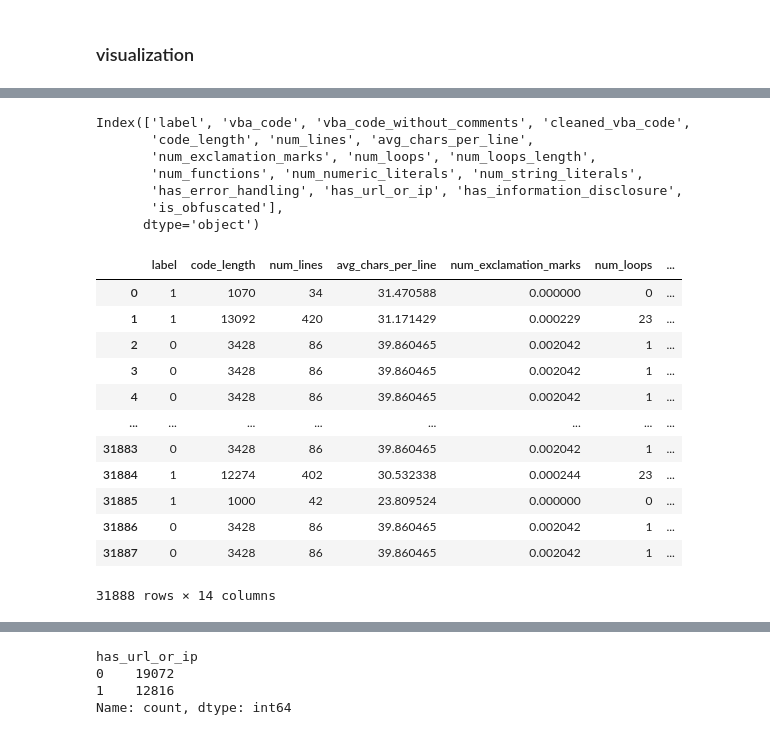
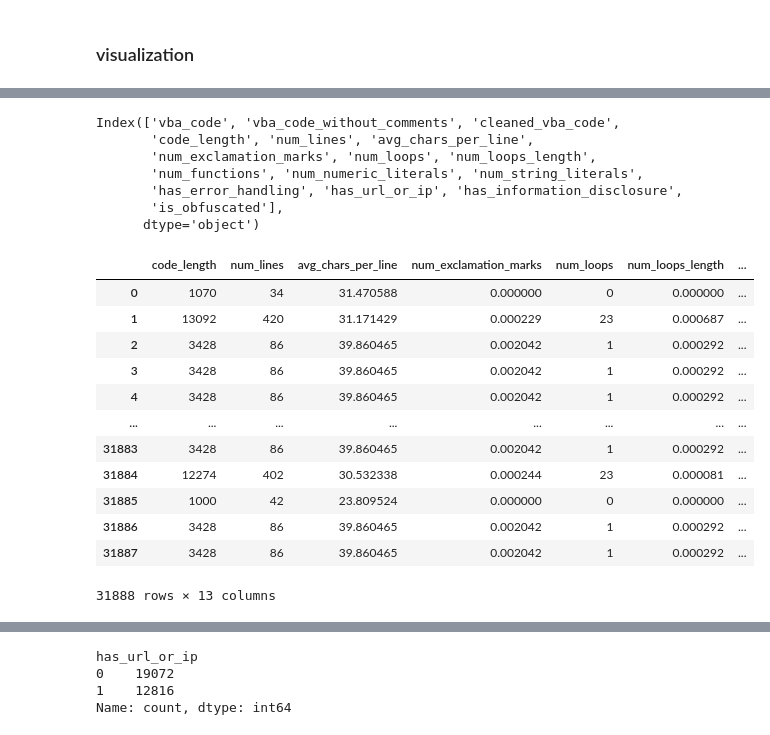
Before and after one commit to TaliaSeada/macro_competition, a Jupyter notebook: macro_competition.ipynb, the cells around one changed output, grey strips where cells are left out. Drawn from its saved outputs; the diff is of its cells as text; code cells hidden in the pictures.

```diff
--- a/macro_competition.ipynb
+++ b/macro_competition.ipynb
@@ -407,4 +410,4 @@ train_df
 # %%
-train_df['label'] = train_df['label'].replace('white',1, regex=True)
-train_df['label'] = train_df['label'].replace('mal',0, regex=True)
-train_df
+# train_df['label'] = train_df['label'].replace('white',1, regex=True)
+# train_df['label'] = train_df['label'].replace('mal',0, regex=True)
+train_df = train_df.drop('label', axis=1)
@@ -425,7 +414,7 @@ train_df
 # %%
 train_df.columns
 # %% [output]
-Index(['label', 'vba_code', 'vba_code_without_comments', 'cleaned_vba_code',
+Index(['vba_code', 'vba_code_without_comments', 'cleaned_vba_code',
        'code_length', 'num_lines', 'avg_chars_per_line',
        'num_exclamation_marks', 'num_loops', 'num_loops_length',
        'num_functions', 'num_numeric_literals', 'num_string_literals',
@@ -433,27 +422,27 @@ Index(['label', 'vba_code', 'vba_code_without_comments', 'cleaned_vba_code',
        'is_obfuscated'],
       dtype='object')
 # %%
-col = ['label', 'code_length', 'num_lines', 'avg_chars_per_line',
+col = ['code_length', 'num_lines', 'avg_chars_per_line',
        'num_exclamation_marks', 'num_loops', 'num_loops_length',
        'num_functions', 'num_numeric_literals', 'num_string_literals',
        'has_error_handling', 'has_url_or_ip', 'has_information_disclosure',
        'is_obfuscated']
 corr_df = train_df[col]
 corr_df
 # %% [output]
-|  | label | code_length | num_lines | avg_chars_per_line | num_exclamation_marks | num_loops | ... |
-| 0 | 1 | 1070 | 34 | 31.470588 | 0.000000 | 0 | ... |
-| 1 | 1 | 13092 | 420 | 31.171429 | 0.000229 | 23 | ... |
-| 2 | 0 | 3428 | 86 | 39.860465 | 0.002042 | 1 | ... |
-| 3 | 0 | 3428 | 86 | 39.860465 | 0.002042 | 1 | ... |
-| 4 | 0 | 3428 | 86 | 39.860465 | 0.002042 | 1 | ... |
+|  | code_length | num_lines | avg_chars_per_line | num_exclamation_marks | num_loops | num_loops_length | ... |
+| 0 | 1070 | 34 | 31.470588 | 0.000000 | 0 | 0.000000 | ... |
+| 1 | 13092 | 420 | 31.171429 | 0.000229 | 23 | 0.000687 | ... |
+| 2 | 3428 | 86 | 39.860465 | 0.002042 | 1 | 0.000292 | ... |
+| 3 | 3428 | 86 | 39.860465 | 0.002042 | 1 | 0.000292 | ... |
+| 4 | 3428 | 86 | 39.860465 | 0.002042 | 1 | 0.000292 | ... |
 | ... | ... | ... | ... | ... | ... | ... | ... |
-| 31883 | 0 | 3428 | 86 | 39.860465 | 0.002042 | 1 | ... |
-| 31884 | 1 | 12274 | 402 | 30.532338 | 0.000244 | 23 | ... |
-| 31885 | 1 | 1000 | 42 | 23.809524 | 0.000000 | 0 | ... |
-| 31886 | 0 | 3428 | 86 | 39.860465 | 0.002042 | 1 | ... |
-| 31887 | 0 | 3428 | 86 | 39.860465 | 0.002042 | 1 | ... |
+| 31883 | 3428 | 86 | 39.860465 | 0.002042 | 1 | 0.000292 | ... |
+| 31884 | 12274 | 402 | 30.532338 | 0.000244 | 23 | 0.000081 | ... |
+| 31885 | 1000 | 42 | 23.809524 | 0.000000 | 0 | 0.000000 | ... |
+| 31886 | 3428 | 86 | 39.860465 | 0.002042 | 1 | 0.000292 | ... |
+| 31887 | 3428 | 86 | 39.860465 | 0.002042 | 1 | 0.000292 | ... |
-31888 rows × 14 columns
+31888 rows × 13 columns
 # %%
 #correlation
 plt.figure(figsize=(10,5))
```
Also changed, not shown: parts of 52 cells of this notebook.
